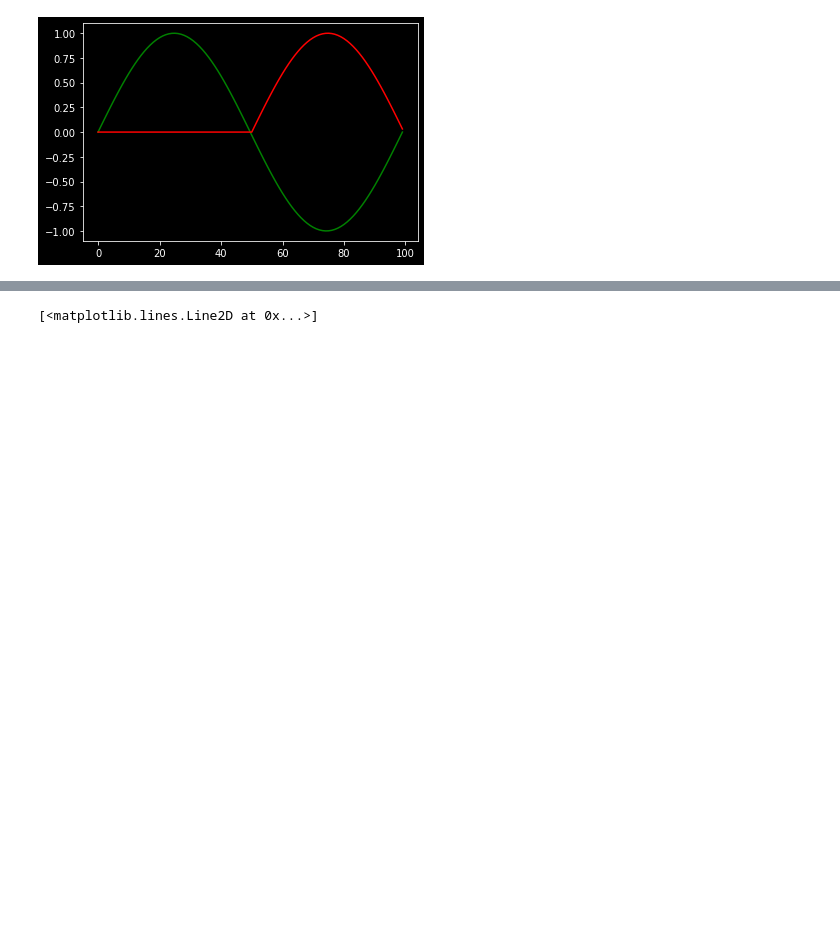
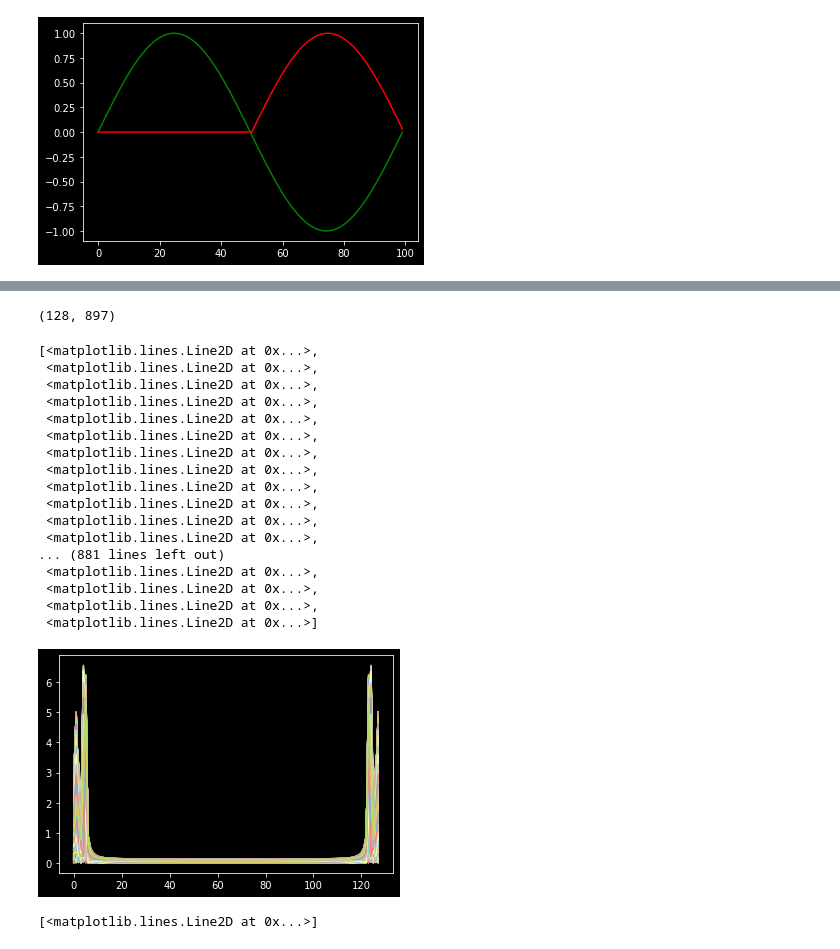
Before and after one commit to TheUnity42/MicroFinalProject, a Jupyter notebook: scratchbook.ipynb, the cells around one changed output, grey strips where cells are left out. Saved outputs shown, nothing was run; the diff lists cells and outputs as text; code cells hidden in the pictures; blank space fills up the shorter version.

```diff
--- a/scratchbook.ipynb
+++ b/scratchbook.ipynb
@@ -95,3 +141,33 @@ plt.plot(x[::10])
+# %%
+N = 1024
+n = 128
+a = np.zeros((n, N-n+1))
+for k in range(n):
+    for p in range(N-n+1):
+        a[k, p] = 1/np.sqrt(n) * np.sum(sig[p:p+n] * np.exp(-2j * np.pi * k * np.arange(n) / n))
+
+print(a.shape)
+plt.plot(np.abs(a))
+# %% [output]
+(128, 897)
+[<matplotlib.lines.Line2D at 0x...>,
+ <matplotlib.lines.Line2D at 0x...>,
+ <matplotlib.lines.Line2D at 0x...>,
+ <matplotlib.lines.Line2D at 0x...>,
+ <matplotlib.lines.Line2D at 0x...>,
+ <matplotlib.lines.Line2D at 0x...>,
+ <matplotlib.lines.Line2D at 0x...>,
+ <matplotlib.lines.Line2D at 0x...>,
+ <matplotlib.lines.Line2D at 0x...>,
+ <matplotlib.lines.Line2D at 0x...>,
+ <matplotlib.lines.Line2D at 0x...>,
+ <matplotlib.lines.Line2D at 0x...>,
+... (881 lines left out)
+ <matplotlib.lines.Line2D at 0x...>,
+ <matplotlib.lines.Line2D at 0x...>,
+ <matplotlib.lines.Line2D at 0x...>,
+ <matplotlib.lines.Line2D at 0x...>]
+[figure, added]
 # %%
 plt.plot(subsample(x, 10, 'mean'))
 # %% [output]
```
Also changed, not shown: parts of 6 cells of this notebook, 2 other files.
